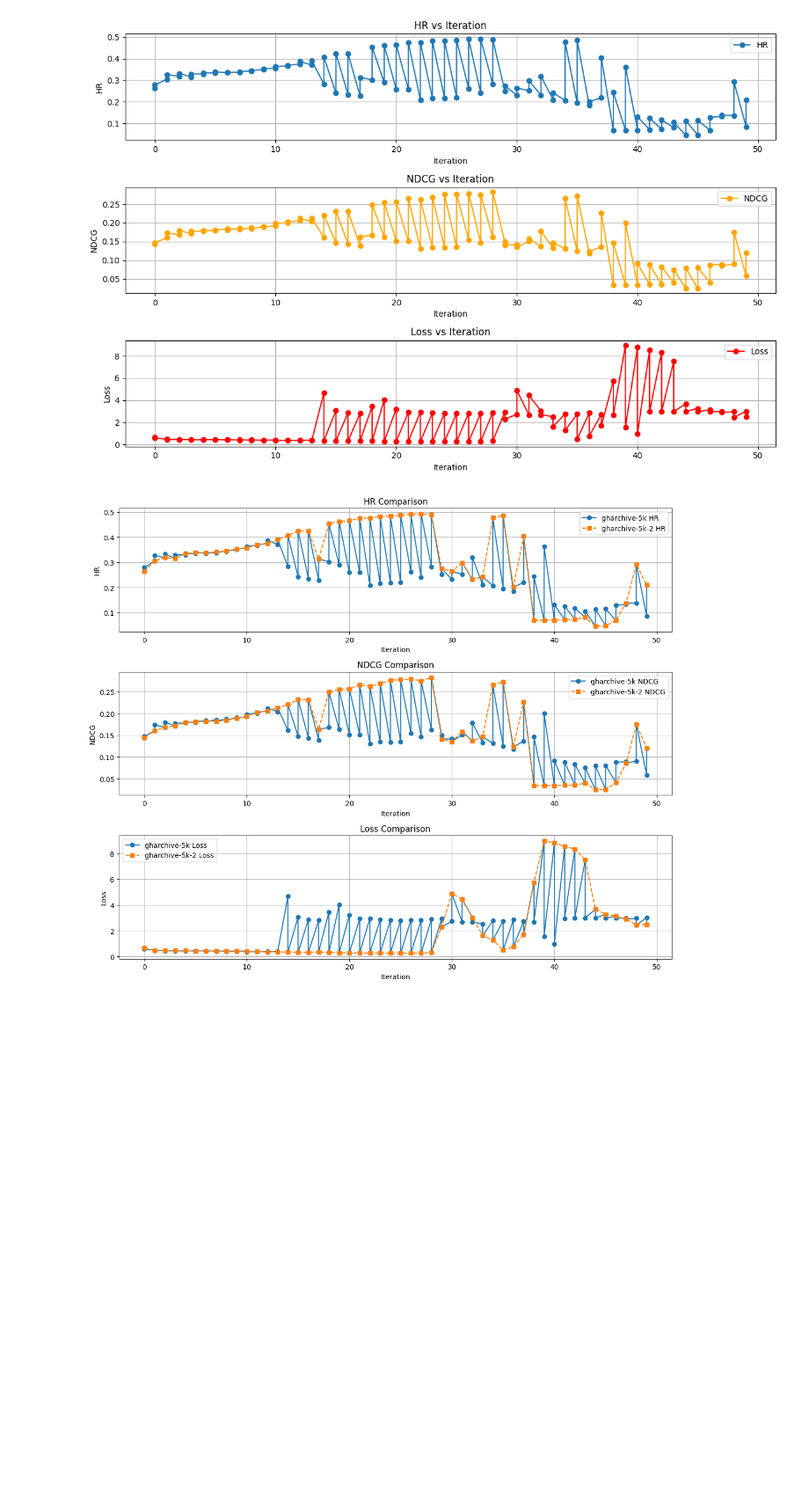
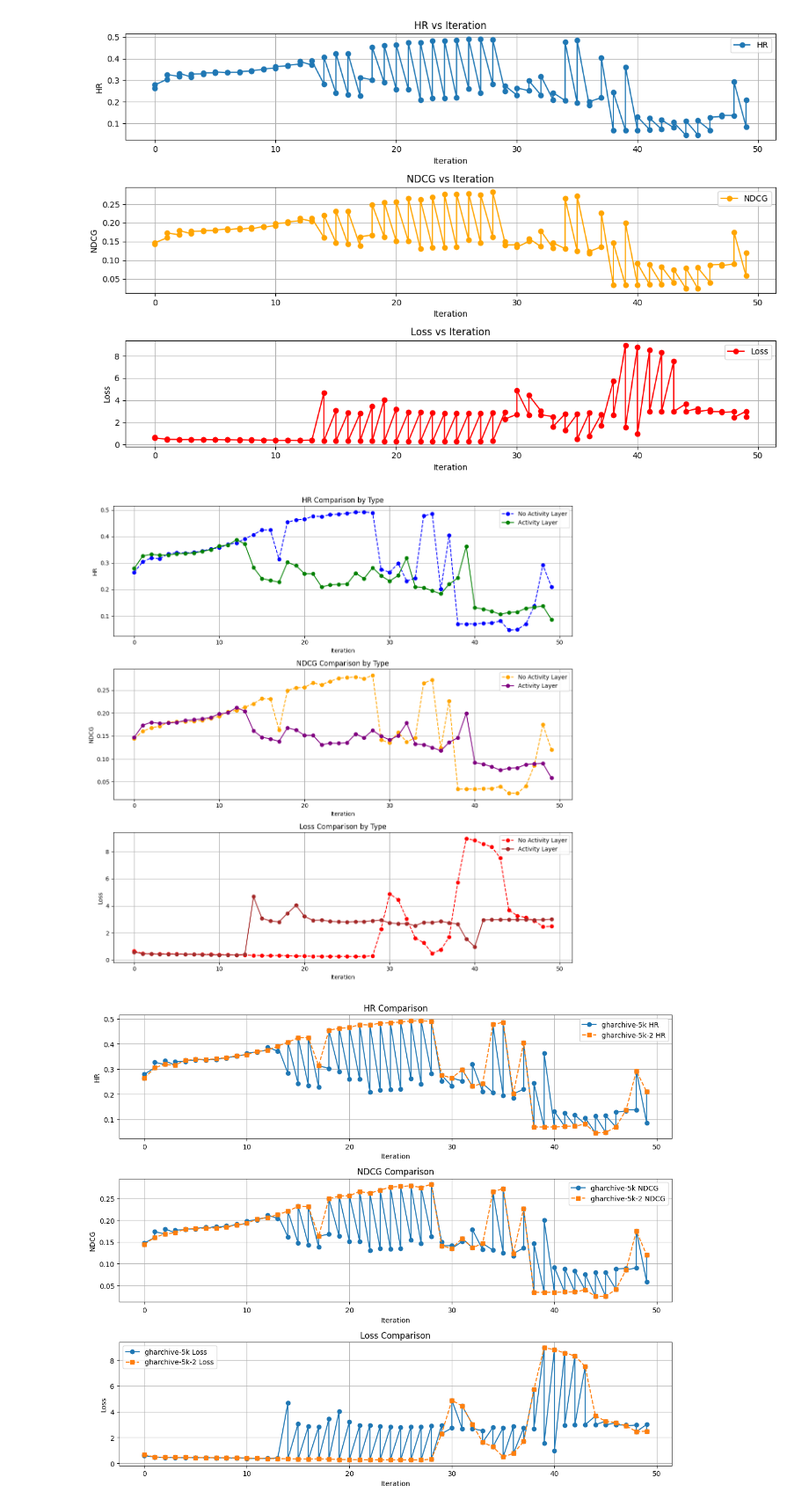
Before and after one commit to maxvcbhan/ML-project-NCNF, a Jupyter notebook: training-analyze.ipynb, the cells around one changed output. Shown at 88% size. Drawn from its saved outputs; the diff is of its cells as text; code cells hidden in the pictures; blank space fills up the shorter version.

```diff
--- a/training-analyze.ipynb
+++ b/training-analyze.ipynb
@@ -83,3 +208,61 @@ plt.show()
+# %%
+import pandas as pd
+import matplotlib.pyplot as plt
+
+# Path to the CSV file
+CSV_PATH = "./experement-result/gh-iteration_results.csv"
+
+# Read the CSV file
+df = pd.read_csv(CSV_PATH)
+
+# Ensure the necessary columns exist
+required_columns = ["Iteration", "HR", "NDCG", "loss"]
+
+if all(col in df.columns for col in required_columns):
+        # Separate the data by type
+    no_activity_layer = df[df["type"] == "no activity layer"]
+    activity_layer = df[df["type"] == "activity layer"]
+
+    # Plot comparisons
+    plt.figure(figsize=(12, 12))
+
+    # HR Comparison
+    plt.subplot(3, 1, 1)
+    plt.plot(no_activity_layer["Iteration"], no_activity_layer["HR"], label="No Activity Layer", marker='o', linestyle='--', color="blue")
+    plt.plot(activity_layer["Iteration"], activity_layer["HR"], label="Activity Layer", marker='o', linestyle='-', color="green")
+    plt.xlabel("Iteration")
+    plt.ylabel("HR")
+    plt.title("HR Comparison by Type")
+    plt.grid()
+    plt.legend()
+
+    # NDCG Comparison
+    plt.subplot(3, 1, 2)
+    plt.plot(no_activity_layer["Iteration"], no_activity_layer["NDCG"], label="No Activity Layer", marker='o', linestyle='--', color="orange")
+    plt.plot(activity_layer["Iteration"], activity_layer["NDCG"], label="Activity Layer", marker='o', linestyle='-', color="purple")
+    plt.xlabel("Iteration")
+    plt.ylabel("NDCG")
+    plt.title("NDCG Comparison by Type")
+    plt.grid()
+    plt.legend()
+
+    # Loss Comparison
+    plt.subplot(3, 1, 3)
+    plt.plot(no_activity_layer["Iteration"], no_activity_layer["loss"], label="No Activity Layer", marker='o', linestyle='--', color="red")
+    plt.plot(activity_layer["Iteration"], activity_layer["loss"], label="Activity Layer", marker='o', linestyle='-', color="brown")
+    plt.xlabel("Iteration")
+    plt.ylabel("Loss")
+    plt.title("Loss Comparison by Type")
+    plt.grid()
+    plt.legend()
+
+    # Adjust layout and show plot
+    plt.tight_layout()
+    plt.show()
+else:
+    print("Error: CSV file does not contain the required columns:", required_columns)
+# %% [output]
+[figure, added]
 # %%
 import os
 import re
```
Also changed, not shown: parts of 12 cells of this notebook.
